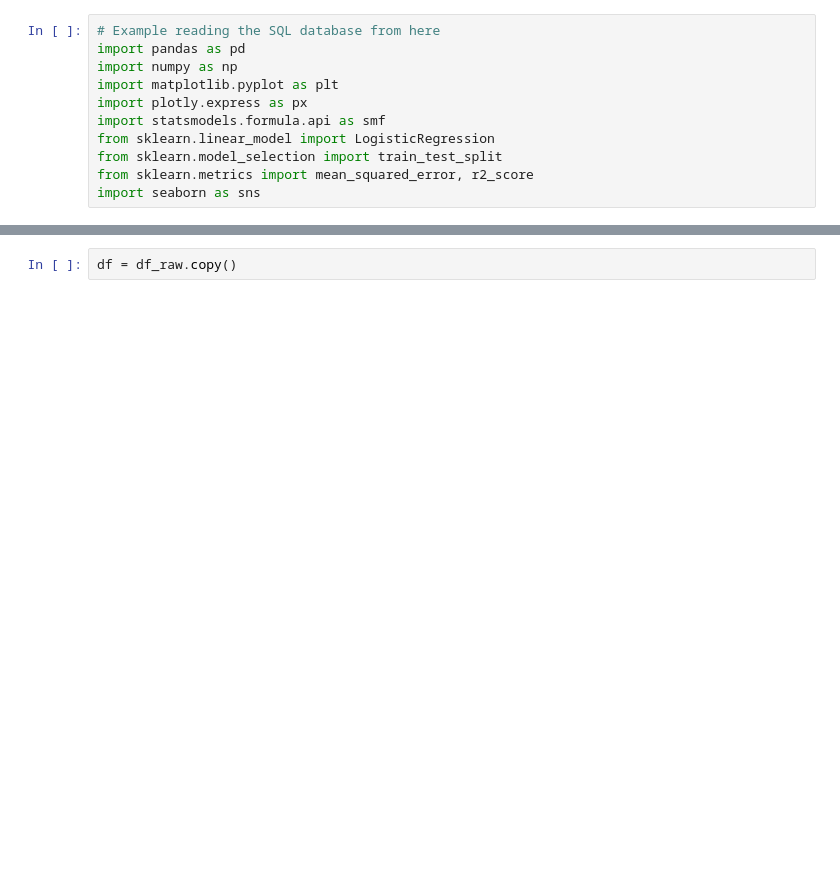
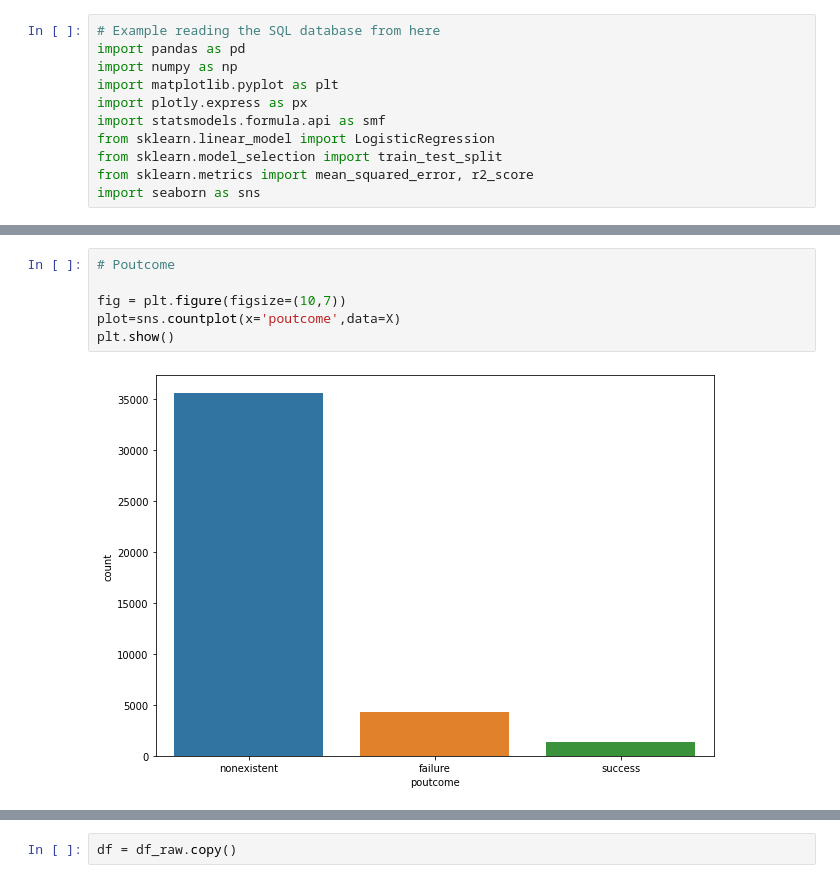
Before and after one commit to agusmelo/Logistic_Regression_Project_Tutorial, a Jupyter notebook: src/explore.ipynb, the cells around one changed output, grey strips where cells are left out. Drawn from its saved outputs; the diff is of its cells as text; blank space fills up the shorter version.

```diff
--- a/src/explore.ipynb
+++ b/src/explore.ipynb
@@ -26,0 +62,8 @@ df_raw.describe()
+# %%
+# Poutcome
+
+fig = plt.figure(figsize=(10,7))
+plot=sns.countplot(x='poutcome',data=X)
+plt.show()
+# %% [output]
+[figure, added]
```
Also changed, not shown: parts of 49 cells of this notebook, 1 other file.
